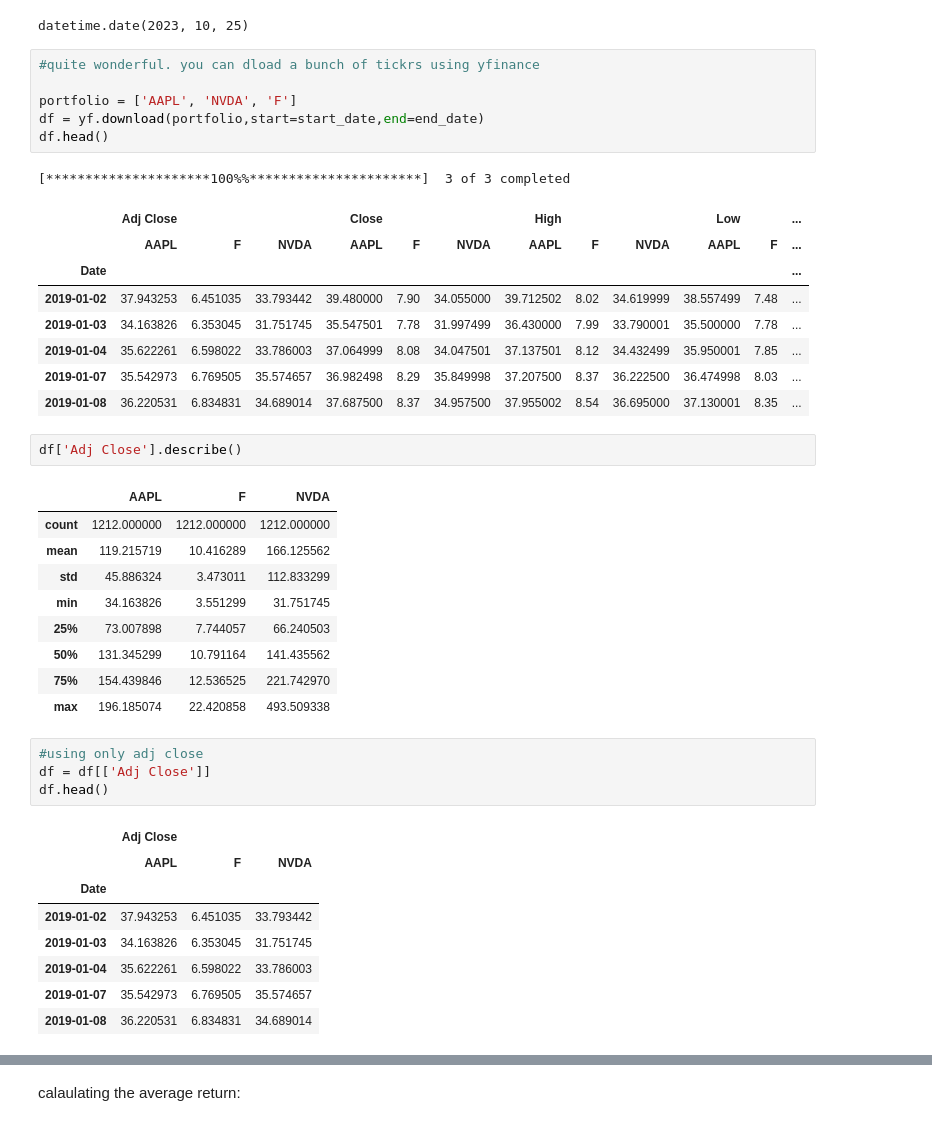
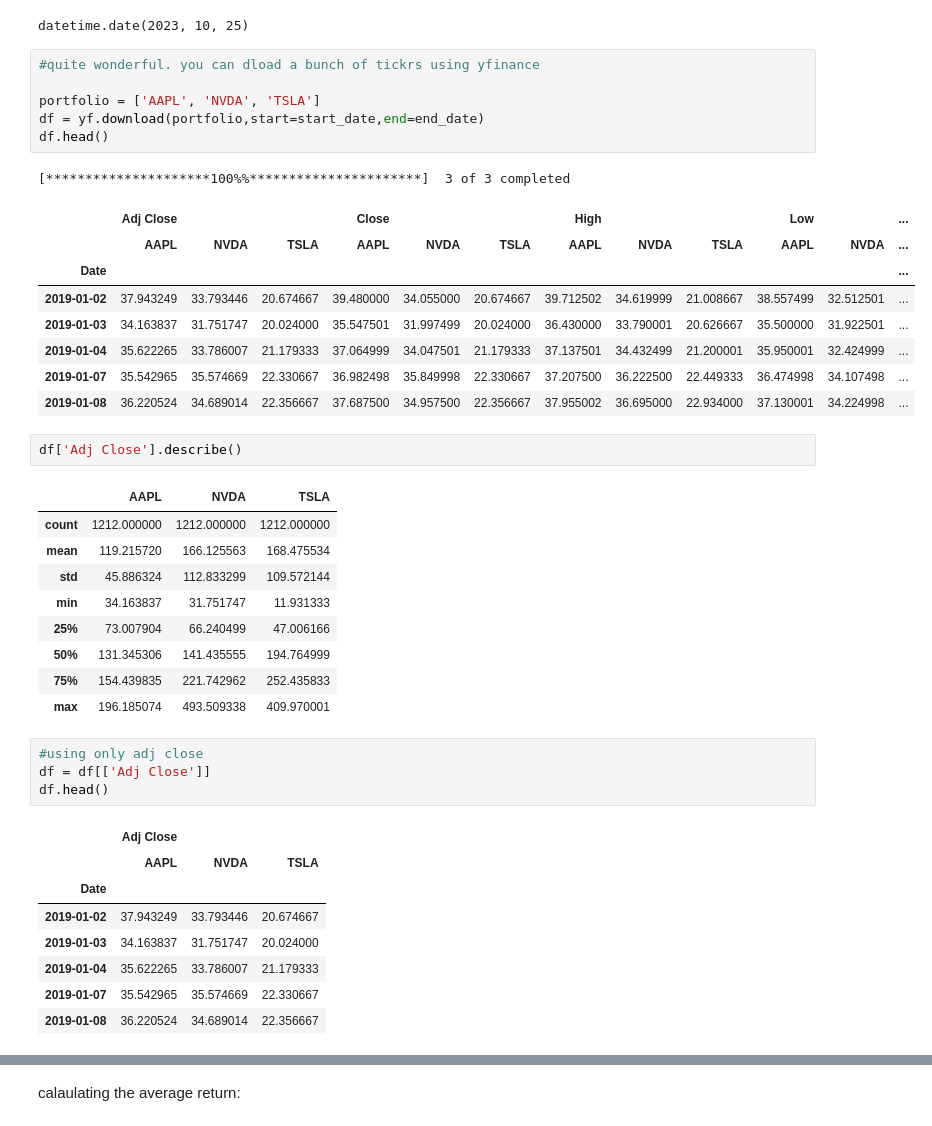
Before and after one commit to rahulakrish/portfolio_builder, a Jupyter notebook: code/new.ipynb, the cells around one changed output, grey strips where cells are left out. Saved outputs shown, nothing was run; the diff lists cells and outputs as text.

```diff
--- a/code/new.ipynb
+++ b/code/new.ipynb
@@ -973,44 +973,44 @@ datetime.date(2023, 10, 25)
 # %%
 #quite wonderful. you can dload a bunch of tickrs using yfinance
 
-portfolio = ['AAPL', 'NVDA', 'F']
+portfolio = ['AAPL', 'NVDA', 'TSLA']
 df = yf.download(portfolio,start=start_date,end=end_date)
 df.head()
 # %% [output]
 [*********************100%%**********************]  3 of 3 completed
 |  | Adj Close |  |  | Close |  |  | High |  |  | Low |  | ... |
-|  | AAPL | F | NVDA | AAPL | F | NVDA | AAPL | F | NVDA | AAPL | F | ... |
+|  | AAPL | NVDA | TSLA | AAPL | NVDA | TSLA | AAPL | NVDA | TSLA | AAPL | NVDA | ... |
 | Date |  |  |  |  |  |  |  |  |  |  |  | ... |
-| 2019-01-02 | 37.943253 | 6.451035 | 33.793442 | 39.480000 | 7.90 | 34.055000 | 39.712502 | 8.02 | 34.619999 | 38.557499 | 7.48 | ... |
-| 2019-01-03 | 34.163826 | 6.353045 | 31.751745 | 35.547501 | 7.78 | 31.997499 | 36.430000 | 7.99 | 33.790001 | 35.500000 | 7.78 | ... |
-| 2019-01-04 | 35.622261 | 6.598022 | 33.786003 | 37.064999 | 8.08 | 34.047501 | 37.137501 | 8.12 | 34.432499 | 35.950001 | 7.85 | ... |
-| 2019-01-07 | 35.542973 | 6.769505 | 35.574657 | 36.982498 | 8.29 | 35.849998 | 37.207500 | 8.37 | 36.222500 | 36.474998 | 8.03 | ... |
-| 2019-01-08 | 36.220531 | 6.834831 | 34.689014 | 37.687500 | 8.37 | 34.957500 | 37.955002 | 8.54 | 36.695000 | 37.130001 | 8.35 | ... |
+| 2019-01-02 | 37.943249 | 33.793446 | 20.674667 | 39.480000 | 34.055000 | 20.674667 | 39.712502 | 34.619999 | 21.008667 | 38.557499 | 32.512501 | ... |
+| 2019-01-03 | 34.163837 | 31.751747 | 20.024000 | 35.547501 | 31.997499 | 20.024000 | 36.430000 | 33.790001 | 20.626667 | 35.500000 | 31.922501 | ... |
+| 2019-01-04 | 35.622265 | 33.786007 | 21.179333 | 37.064999 | 34.047501 | 21.179333 | 37.137501 | 34.432499 | 21.200001 | 35.950001 | 32.424999 | ... |
+| 2019-01-07 | 35.542965 | 35.574669 | 22.330667 | 36.982498 | 35.849998 | 22.330667 | 37.207500 | 36.222500 | 22.449333 | 36.474998 | 34.107498 | ... |
+| 2019-01-08 | 36.220524 | 34.689014 | 22.356667 | 37.687500 | 34.957500 | 22.356667 | 37.955002 | 36.695000 | 22.934000 | 37.130001 | 34.224998 | ... |
 # %%
 df['Adj Close'].describe()
 # %% [output]
-|  | AAPL | F | NVDA |
+|  | AAPL | NVDA | TSLA |
 | count | 1212.000000 | 1212.000000 | 1212.000000 |
-| mean | 119.215719 | 10.416289 | 166.125562 |
-| std | 45.886324 | 3.473011 | 112.833299 |
-| min | 34.163826 | 3.551299 | 31.751745 |
-| 25% | 73.007898 | 7.744057 | 66.240503 |
-| 50% | 131.345299 | 10.791164 | 141.435562 |
-| 75% | 154.439846 | 12.536525 | 221.742970 |
-| max | 196.185074 | 22.420858 | 493.509338 |
+| mean | 119.215720 | 166.125563 | 168.475534 |
+| std | 45.886324 | 112.833299 | 109.572144 |
+| min | 34.163837 | 31.751747 | 11.931333 |
+| 25% | 73.007904 | 66.240499 | 47.006166 |
+| 50% | 131.345306 | 141.435555 | 194.764999 |
+| 75% | 154.439835 | 221.742962 | 252.435833 |
+| max | 196.185074 | 493.509338 | 409.970001 |
 # %%
 #using only adj close
 df = df[['Adj Close']]
 df.head()
 # %% [output]
 |  | Adj Close |  |  |
-|  | AAPL | F | NVDA |
+|  | AAPL | NVDA | TSLA |
 | Date |  |  |  |
-| 2019-01-02 | 37.943253 | 6.451035 | 33.793442 |
-| 2019-01-03 | 34.163826 | 6.353045 | 31.751745 |
-| 2019-01-04 | 35.622261 | 6.598022 | 33.786003 |
-| 2019-01-07 | 35.542973 | 6.769505 | 35.574657 |
-| 2019-01-08 | 36.220531 | 6.834831 | 34.689014 |
+| 2019-01-02 | 37.943249 | 33.793446 | 20.674667 |
+| 2019-01-03 | 34.163837 | 31.751747 | 20.024000 |
+| 2019-01-04 | 35.622265 | 33.786007 | 21.179333 |
+| 2019-01-07 | 35.542965 | 35.574669 | 22.330667 |
+| 2019-01-08 | 36.220524 | 34.689014 | 22.356667 |
 # %%
 #getting the  retuns using pct_change
 returns = df.pct_change()
```
Also changed, not shown: parts of 17 cells of this notebook.
